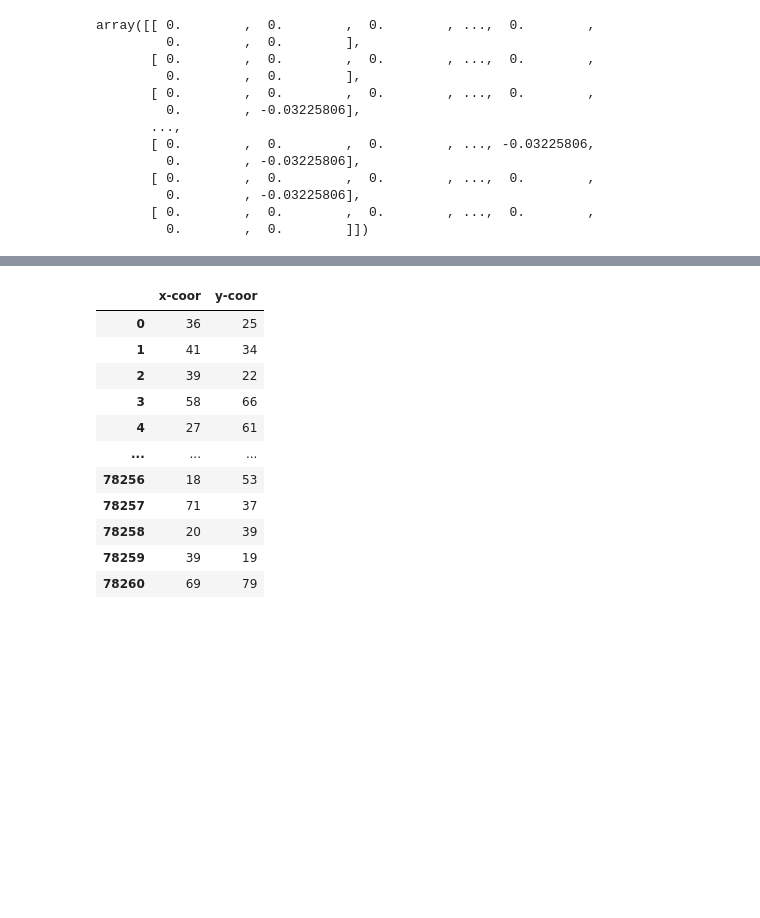
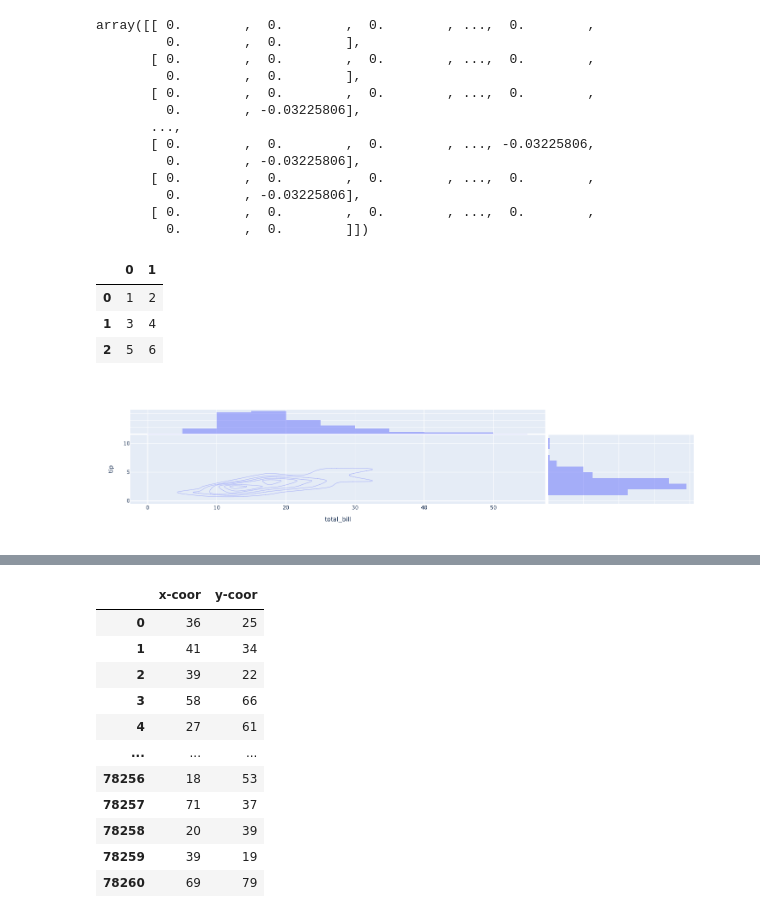
Before and after one commit to IreneZhou0129/IFT6758_m1, a Jupyter notebook: ift6758/data/q6.ipynb, the cells around one changed output, grey strips where cells are left out. Cells and saved outputs as stored; diff of their text form; code cells hidden in the pictures; blank space fills up the shorter version.

Commit message:
finish interactive plot on q6

```diff
--- a/ift6758/data/q6.ipynb
+++ b/ift6758/data/q6.ipynb
@@ -630,3 +630,22 @@ array([[ 0.        ,  0.        ,  0.        , ...,  0.        ,
          0.        , -0.03225806],
        [ 0.        ,  0.        ,  0.        , ...,  0.        ,
          0.        ,  0.        ]])
+# %%
+import pandas as pd
+df = pd.DataFrame([[1,2],[3,4],[5,6]])
+df
+# %% [output]
+|  | 0 | 1 |
+| 0 | 1 | 2 |
+| 1 | 3 | 4 |
+| 2 | 5 | 6 |
+# %%
+import numpy as np
+
+import plotly.express as px
+df = px.data.tips()
+
+fig = px.density_contour(df, x="total_bill", y="tip", marginal_x="histogram", marginal_y="histogram")
+fig.show()
+# %% [output]
+[figure, added]
```
Also changed, not shown: parts of 9 cells of this notebook, 2 other files.
